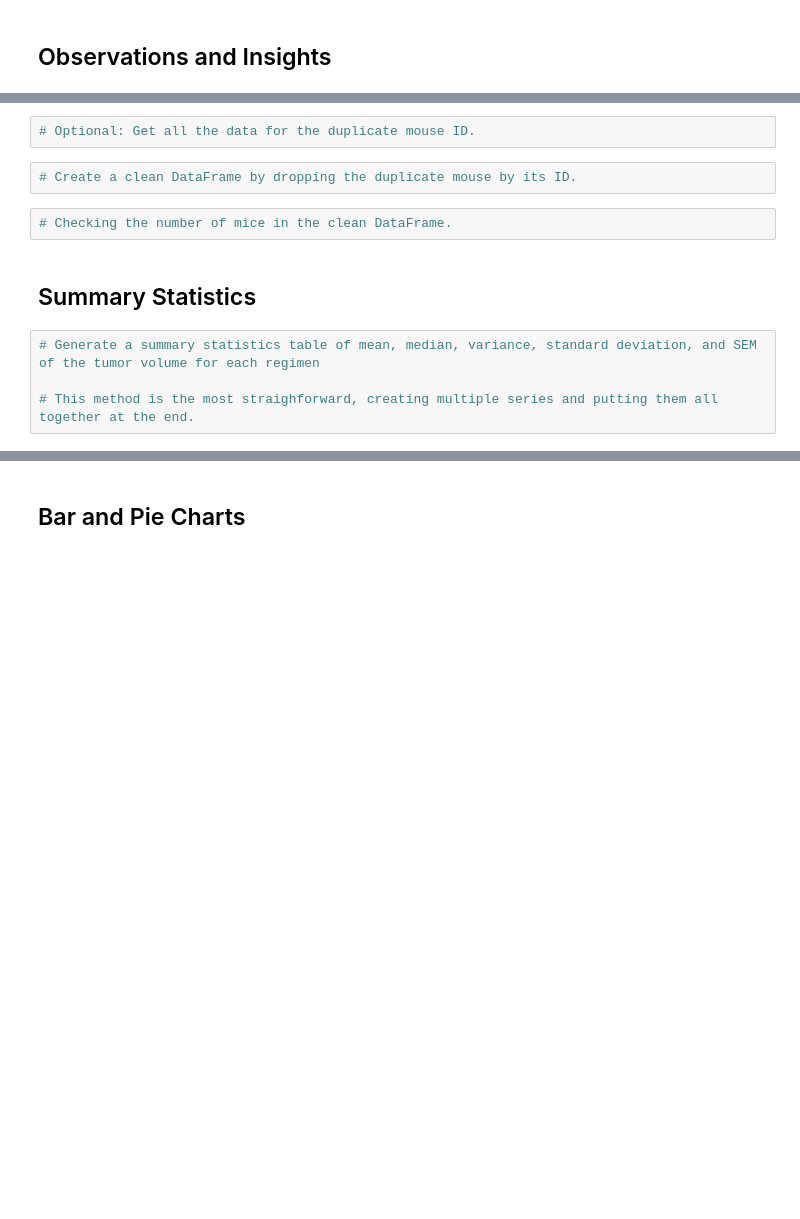
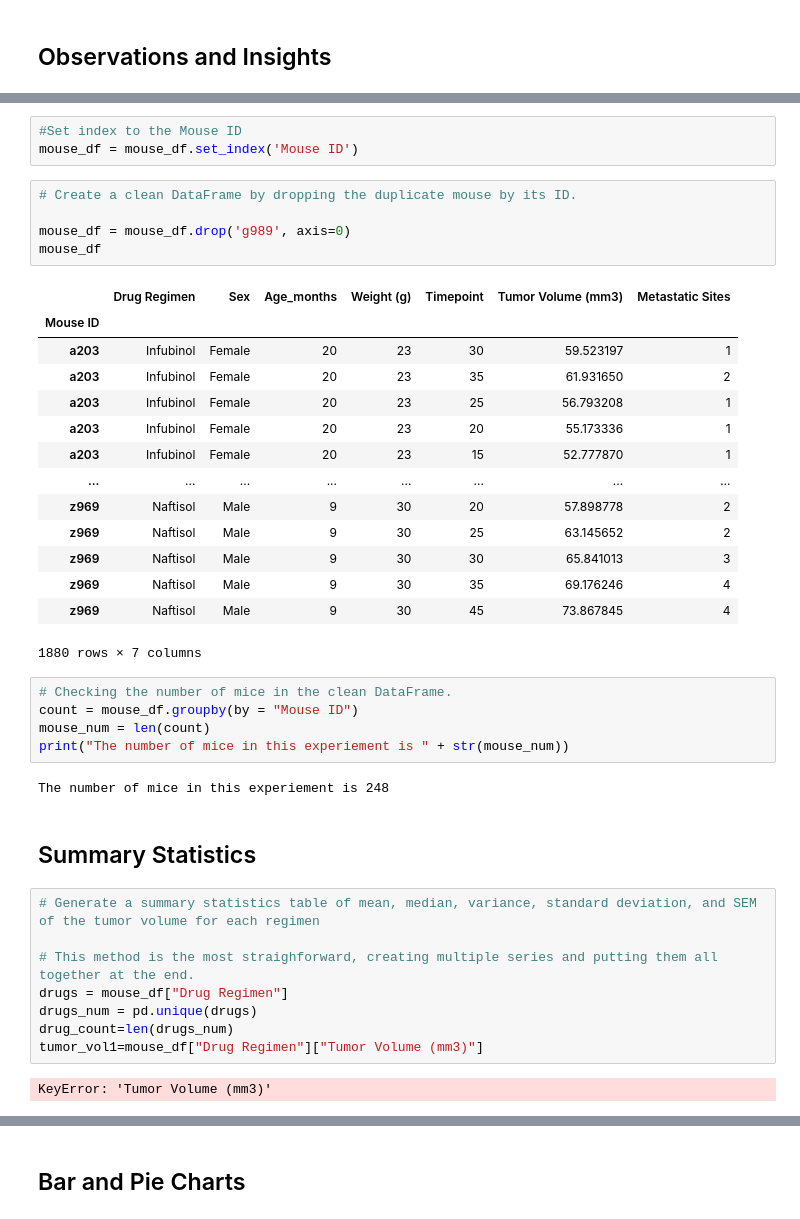
Before and after one commit to coreymcculley/matplotlib-challange, a Jupyter notebook: Pymaceuticals/HW05_Matplotlib_CAM.ipynb, the cells around one changed output, grey strips where cells are left out. Cells and saved outputs as stored; diff of their text form; blank space fills up the shorter version.

Commit message:
Filtered and removed duplicates. Working on Summary stats

```diff
--- a/Pymaceuticals/HW05_Matplotlib_CAM.ipynb
+++ b/Pymaceuticals/HW05_Matplotlib_CAM.ipynb
@@ -26,15 +57,45 @@ len(study_results)
-# %%
-# Optional: Get all the data for the duplicate mouse ID.
+# %%
+#Set index to the Mouse ID
+mouse_df = mouse_df.set_index('Mouse ID')
 # %%
 # Create a clean DataFrame by dropping the duplicate mouse by its ID.
+
+mouse_df = mouse_df.drop('g989', axis=0)
+mouse_df
+# %% [output]
+|  | Drug Regimen | Sex | Age_months | Weight (g) | Timepoint | Tumor Volume (mm3) | Metastatic Sites |
+| Mouse ID |  |  |  |  |  |  |  |
+| a203 | Infubinol | Female | 20 | 23 | 30 | 59.523197 | 1 |
+| a203 | Infubinol | Female | 20 | 23 | 35 | 61.931650 | 2 |
+| a203 | Infubinol | Female | 20 | 23 | 25 | 56.793208 | 1 |
+| a203 | Infubinol | Female | 20 | 23 | 20 | 55.173336 | 1 |
+| a203 | Infubinol | Female | 20 | 23 | 15 | 52.777870 | 1 |
+| ... | ... | ... | ... | ... | ... | ... | ... |
+| z969 | Naftisol | Male | 9 | 30 | 20 | 57.898778 | 2 |
+| z969 | Naftisol | Male | 9 | 30 | 25 | 63.145652 | 2 |
+| z969 | Naftisol | Male | 9 | 30 | 30 | 65.841013 | 3 |
+| z969 | Naftisol | Male | 9 | 30 | 35 | 69.176246 | 4 |
+| z969 | Naftisol | Male | 9 | 30 | 45 | 73.867845 | 4 |
+1880 rows × 7 columns
 # %%
 # Checking the number of mice in the clean DataFrame.
+count = mouse_df.groupby(by = "Mouse ID")
+mouse_num = len(count)
+print("The number of mice in this experiement is " + str(mouse_num))
+# %% [output]
+The number of mice in this experiement is 248
 # %% [markdown]
 ## Summary Statistics
 # %%
 # Generate a summary statistics table of mean, median, variance, standard deviation, and SEM of the tumor volume for each regimen
 
 # This method is the most straighforward, creating multiple series and putting them all together at the end.
+drugs = mouse_df["Drug Regimen"]
+drugs_num = pd.unique(drugs)
+drug_count=len(drugs_num)
+tumor_vol1=mouse_df["Drug Regimen"]["Tumor Volume (mm3)"]
+# %% [output]
+KeyError: 'Tumor Volume (mm3)'
 # %%
 # Generate a summary statistics table of mean, median, variance, standard deviation, and SEM of the tumor volume for each regimen
 
```
Also changed, not shown: parts of 5 cells of this notebook.
